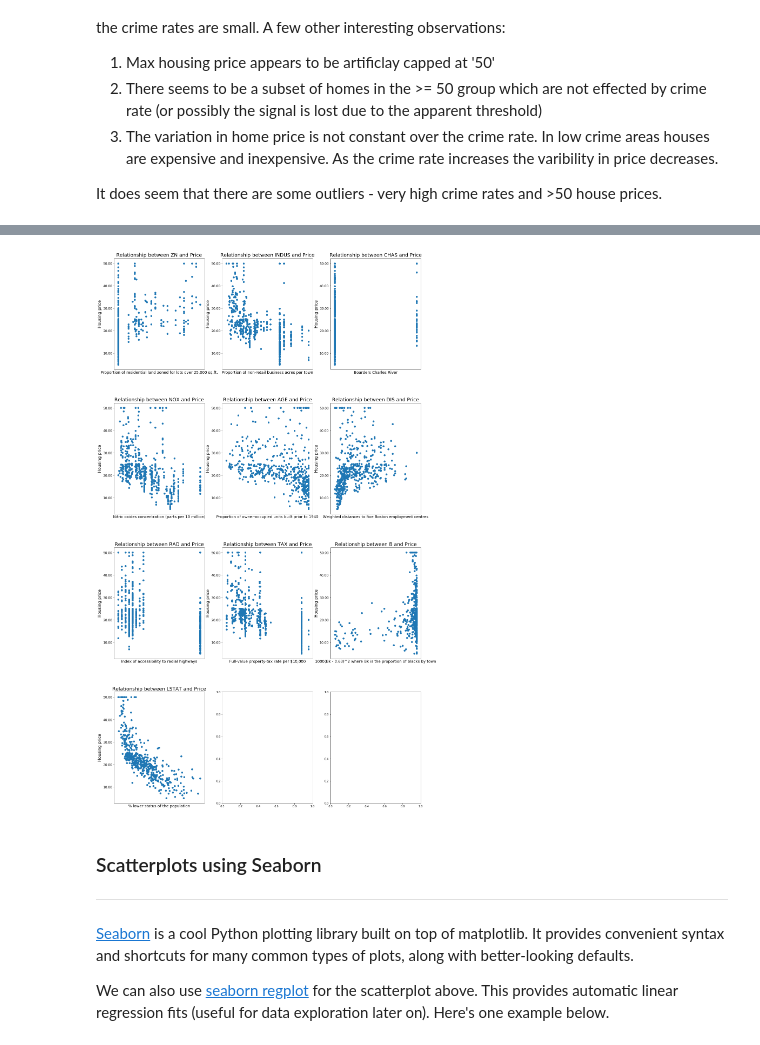
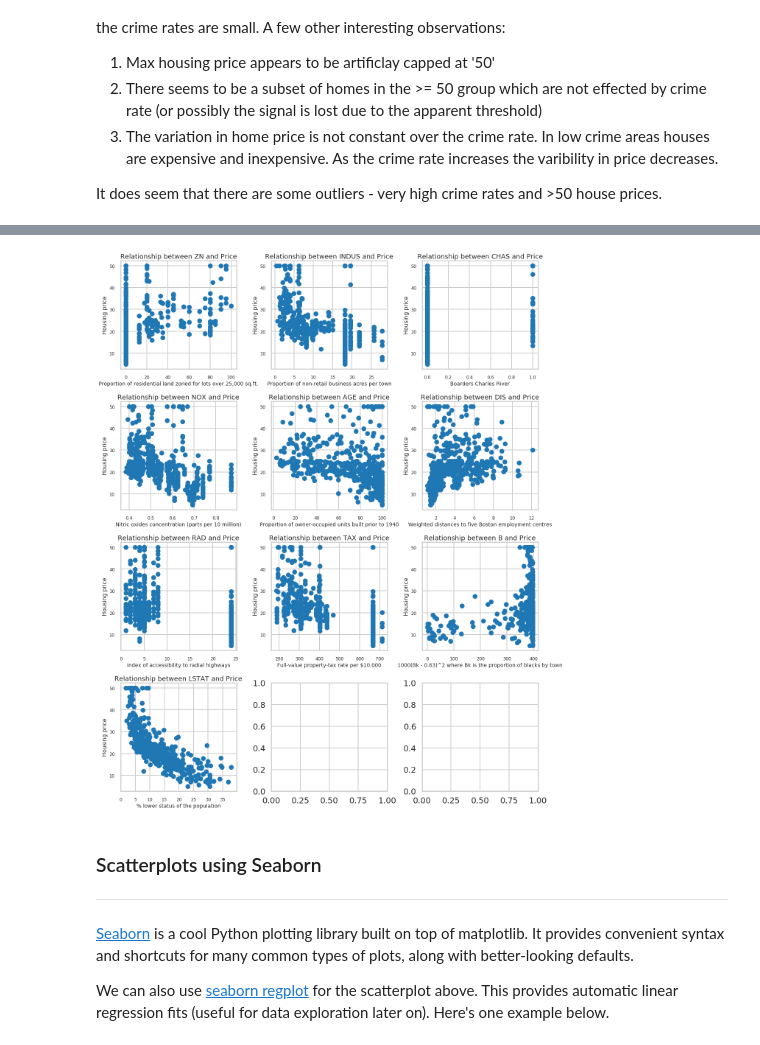
Before and after one commit to gperdrizet/linear_regression, a Jupyter notebook: Mini_Project_Linear_Regression.ipynb, the cells around one changed output, grey strips where cells are left out. Cells and saved outputs as stored; diff of their text form; code cells hidden in the pictures.

Commit message:
Finished scatterplots

```diff
--- a/Mini_Project_Linear_Regression.ipynb
+++ b/Mini_Project_Linear_Regression.ipynb
@@ -318,12 +318,12 @@ left  = 0.125  # the left side of the subplots of the figure
 right = 0.65   # the right side of the subplots of the figure
 bottom = 0.1   # the bottom of the subplots of the figure
 top = 0.9      # the top of the subplots of the figure
-wspace = 0.2   # the amount of width reserved for blank space between subplots
+wspace = 0.3   # the amount of width reserved for blank space between subplots
 hspace = 0.3   # the amount of height reserved for white space between subplots
 
 fig_rows = 4
 fig_cols = 3
-plot_height = 35
+plot_height = 25
 plot_width = 30
 
 plot_locations = [
@@ -382,36 +382,36 @@ variable_labels = [
     '1000(Bk - 0.63)^2 where Bk is the proportion of blacks by town',
     '% lower status of the population',
     #'Median value of owner-occupied homes in $1000\'s'
 ]
 
 def scatterplot(plot_location, xdata, ydata, title, xlabel, ylabel):
 
     ax[plot_location].plot(xdata, ydata, 'o')
     ax[plot_location].tick_params(labelsize=12)
     ax[plot_location].set_title(title, fontsize=18)
     ax[plot_location].set_xlabel(xlabel, fontsize=14)
-    ax[plot_location].set_xticks([])
+    #ax[plot_location].set_xticks([])
     ax[plot_location].set_ylabel(ylabel, fontsize=15)
-    ax[plot_location].yaxis.set_major_formatter(FormatStrFormatter('%.2f'))
+    ax[plot_location].yaxis.set_major_formatter(FormatStrFormatter('%.0f'))
     #ax[plot_location].set_ylim([-0.05,0.125])
 
     return ax
 
 xlabels = variable_labels
 ylabels = ['Housing price'] * len(xlabels)
 
 fig, ax = plt.subplots(fig_rows, fig_cols, figsize=(plot_width, plot_height))
 fig.subplots_adjust(left=left, bottom=bottom, right=right, top=top, wspace=wspace, hspace=hspace)
 
 ydata = bos.PRICE
 
 for i in range(len(plot_locations)):
     xdata = bos[data_types[i]]
     ax[plot_locations[i]] = scatterplot(plot_locations[i], xdata, ydata, plot_titles[i], xlabels[i], ylabels[i])
 
 plt.show()
 # %% [output]
-[figure, old version]
+[figure, new version]
 # %% [markdown]
 ### Scatterplots using Seaborn
 ***
```
Also changed, not shown: parts of 8 cells of this notebook.
